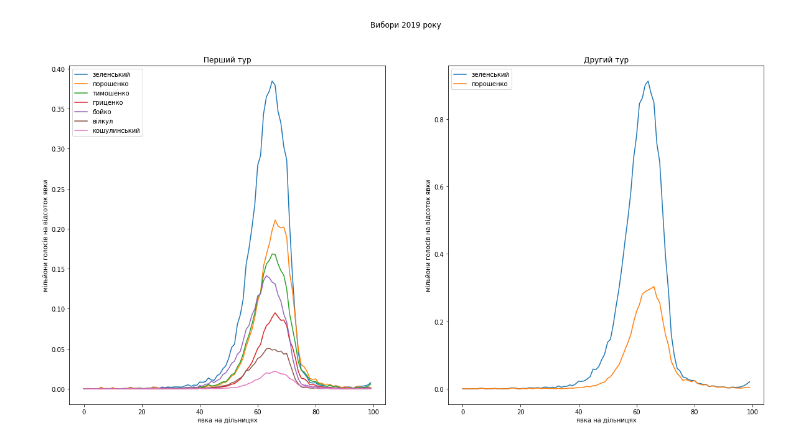
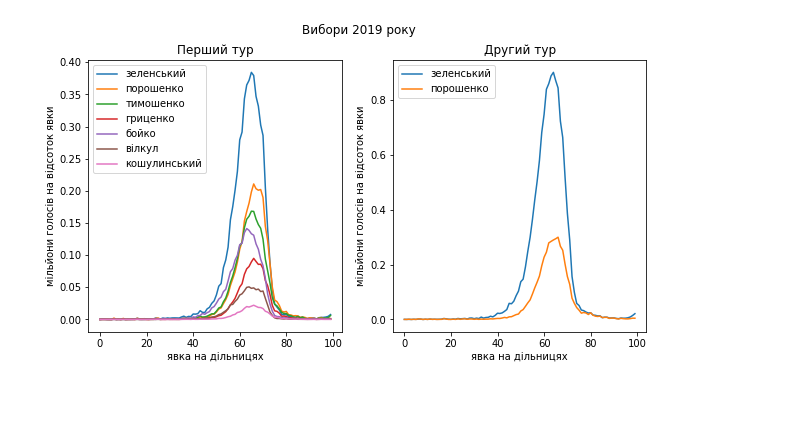
Before and after one commit to alexkernphysiker/ukr-elections, a Jupyter notebook: election_plots.ipynb, the cells around one changed output. Cells and saved outputs as stored; diff of their text form; code cells hidden in the pictures; blank space fills up the shorter version.

```diff
--- a/election_plots.ipynb
+++ b/election_plots.ipynb
@@ -11,34 +11,34 @@ first2019 = prepare_data(
 second2019 = prepare_data(
     parse_election_tvk_data("vp2019","wp335pt001f01=720",ua),
     lambda row: int(row[9])/int(row[2]),
     {"зеленський": 11, "порошенко": 12}
 )
 
 fig=plt.figure()
-fig.set_size_inches(20 , 10, forward=True)
+fig.set_size_inches(10 , 5, forward=True)
 fig.suptitle("Вибори 2019 року")
 fig.show()
 
 ax=fig.add_subplot(121)
 for name in first2019.keys():
     ax.plot(list(range(100)),first2019[name], label=name)
     pass
 ax.title.set_text("Перший тур")
 ax.set_xlabel("явка на дільницях")
 ax.set_ylabel("мільйони голосів на відсоток явки")
 ax.legend(loc=2)
 
 ax=fig.add_subplot(122)
 for name in second2019.keys():
     ax.plot(list(range(100)),second2019[name], label=name)
     pass
 ax.title.set_text("Другий тур")
 ax.set_xlabel("явка на дільницях")
 ax.set_ylabel("мільйони голосів на відсоток явки")
 ax.legend(loc=2)
 
 plt.draw()
 # %% [output]
-[figure, old version]
+[figure, new version]
 # %%
 fig=plt.figure()
```
Also changed, not shown: parts of 7 cells of this notebook.
